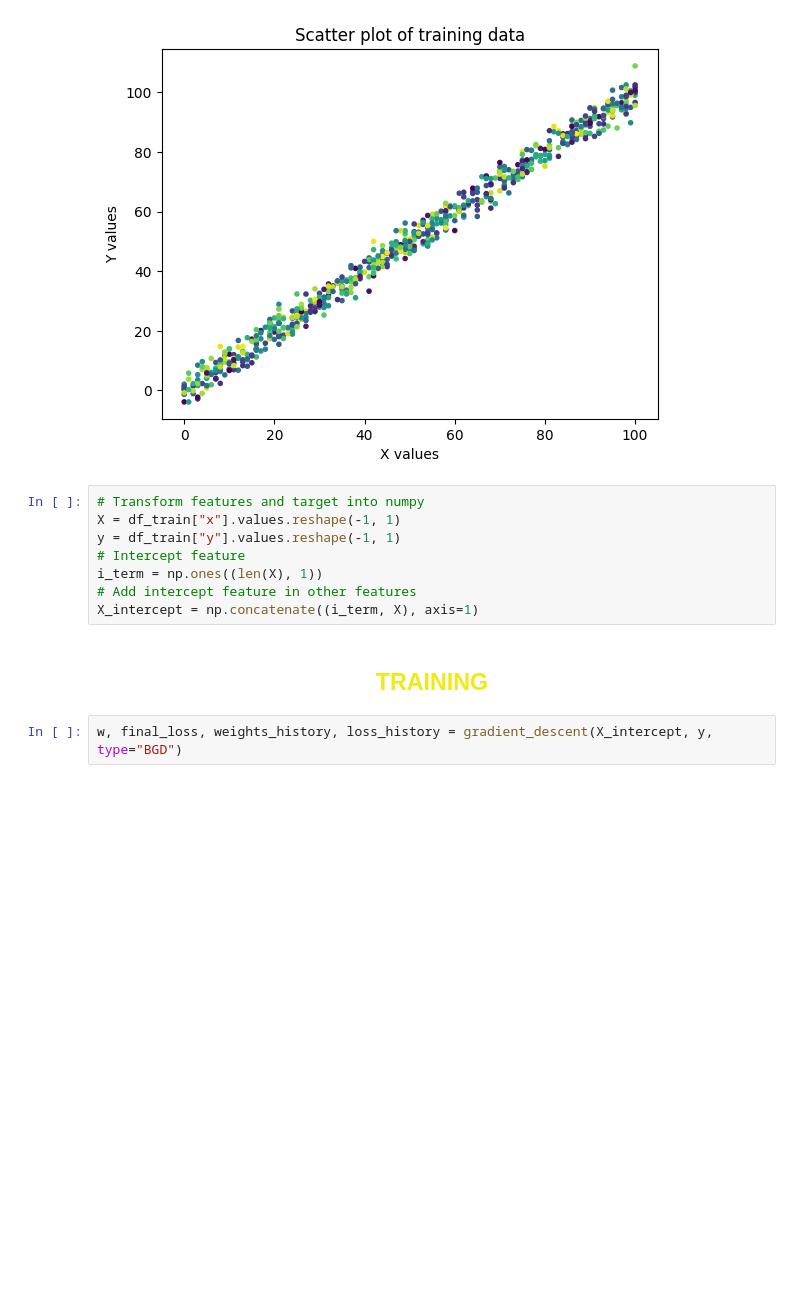
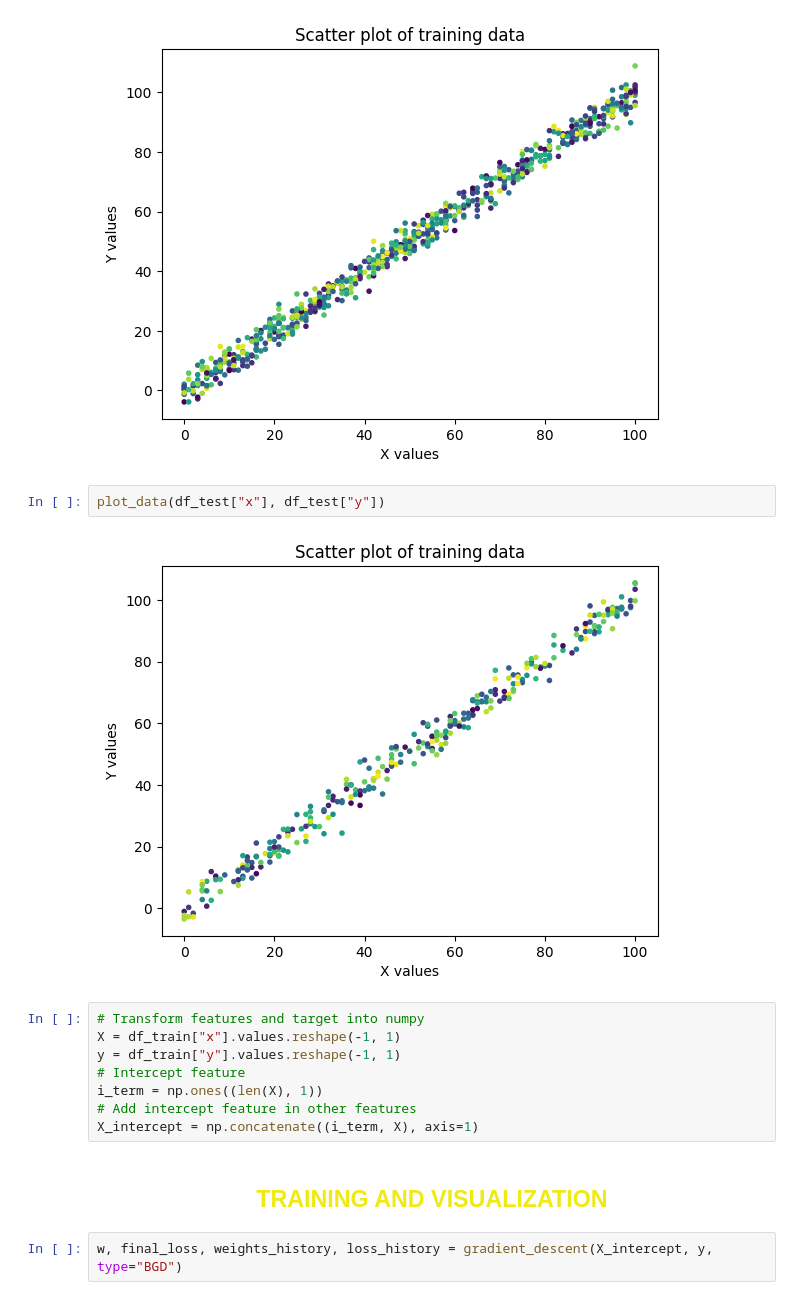
Before and after one commit to lategardener/CS229-from-scratch, a Jupyter notebook: LinearRegression/linear_regression.ipynb, the cells around one changed output. Saved outputs shown, nothing was run; the diff lists cells and outputs as text; blank space fills up the shorter version.

```diff
--- a/LinearRegression/linear_regression.ipynb
+++ b/LinearRegression/linear_regression.ipynb
@@ -32,6 +32,10 @@ df_train.reset_index(drop=True, inplace=True)
 plot_data(df_train["x"], df_train["y"])
 # %% [output]
 [figure]
+# %%
+plot_data(df_test["x"], df_test["y"])
+# %% [output]
+[figure, added]
 # %%
 # Transform features and target into numpy
 X = df_train["x"].values.reshape(-1, 1)
@@ -41,7 +45,7 @@ i_term = np.ones((len(X), 1))
 # Add intercept feature in other features
 X_intercept = np.concatenate((i_term, X), axis=1)
 # %% [markdown]
-<h2 align="center" style="color:#f0e912">TRAINING</h2>
+<h2 align="center" style="color:#f0e912">TRAINING AND VISUALIZATION</h2>
 # %%
 w, final_loss, weights_history, loss_history = gradient_descent(X_intercept, y, type="BGD")
 # %% [output]
```
Also changed, not shown: parts of 5 cells of this notebook.
